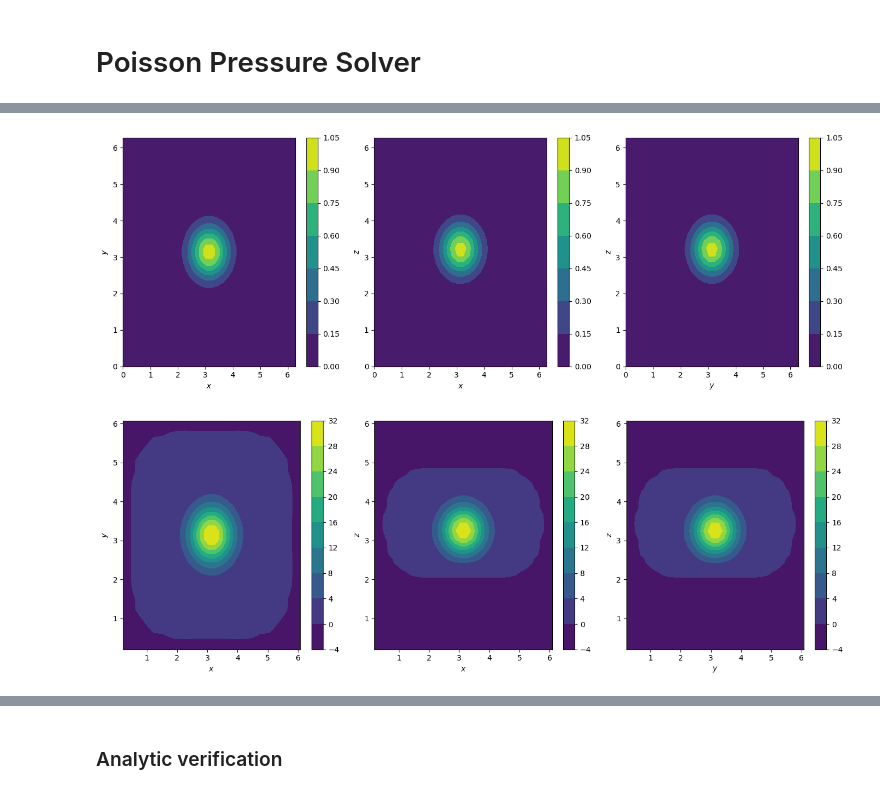
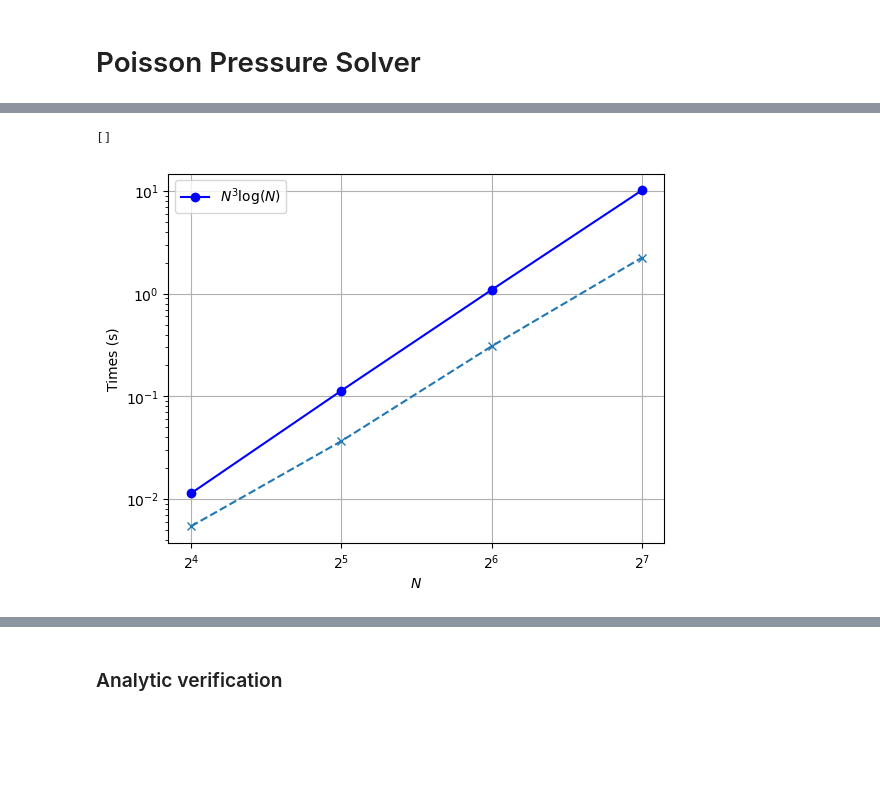
Before and after one commit to dsanmartin/fftfd, a Jupyter notebook: demo.ipynb, the cells around one changed output, grey strips where cells are left out. Cells and saved outputs as stored; diff of their text form; code cells hidden in the pictures; blank space fills up the shorter version.

```diff
--- a/demo.ipynb
+++ b/demo.ipynb
@@ -64,2 +65,45 @@ pz = lambda x, y, z: ((4 * np.pi * z - 3 * z ** 2) - 2 / sz * (z - z0) * (2 * np
 log_abs = lambda p, pa: np.log(np.abs(p - pa) + 1e-16)
+# %%
+def experiment(Nx, Ny, Nz):
+    x = np.linspace(0, 2 * np.pi, Nx)
+    y = np.linspace(0, 2 * np.pi, Ny)
+    z = np.linspace(0, 2 * np.pi, Nz)
+    #dx, dy, dz = x[1] - x[0], y[1] - y[0], z[1] - z[0]
+    X, Y, Z = np.meshgrid(x, y, z, indexing='ij')
+    P = p(X, Y, Z)
+    F = f(X, Y, Z)
+    return x, y, z, P, F
+# %%
+Ns = np.array([16, 32, 64, 128])
+errors = np.zeros(len(Ns))
+times = np.zeros(len(Ns))
+dxs = np.zeros(len(Ns))
+dys = np.zeros(len(Ns))
+dzs = np.zeros(len(Ns))
+for i in range(len(Ns)):
+    N = Ns[i]
+    x, y, z, P, F = experiment(N, N, N)
+    start = time.time()
+    P_a = fftfd(F, x, y, z)
+    end = time.time()
+    dxs[i] = x[1] - x[0]
+    dys[i] = y[1] - y[0]
+    dzs[i] = z[1] - z[0]
+    errors[i] = np.linalg.norm(P.flatten() - P_a.flatten()) / np.linalg.norm(P.flatten())
+    times[i] = end - start
+# %%
+# plt.plot(errors, 'o-')
+#plt.plot(dzs[::-1] ** 2, 'b-o')
+plt.plot(Ns, times, 'x--')
+plt.plot(Ns, Ns ** 3 * np.log(Ns) / 1e6, 'b-o', label=r'$N^3 \log(N)$')
+plt.grid(True)
+plt.yscale('log')
+plt.xlabel(r'$N$')
+plt.ylabel('Times (s)')
+plt.xscale('log', base=2)
+plt.legend()
+plt.plot()
+# %% [output]
+[]
+[figure, added]
 # %%
@@ -79,8 +130,0 @@ lap_p = pxx[:, 1:-1, 1:-1] + pyy[1:-1, :, 1:-1] + pzz[1:-1, 1:-1, :]
-# %%
-plot(x, y, z, P)
-# %% [output]
-[figure, removed]
-# %%
-plot(x[1:-1], y[1:-1], z[1:-1], F[1:-1, 1:-1, 1:-1]- lap_p)
-# %% [output]
-[figure, removed]
```
Also changed, not shown: parts of 24 cells of this notebook, 1 other file.
